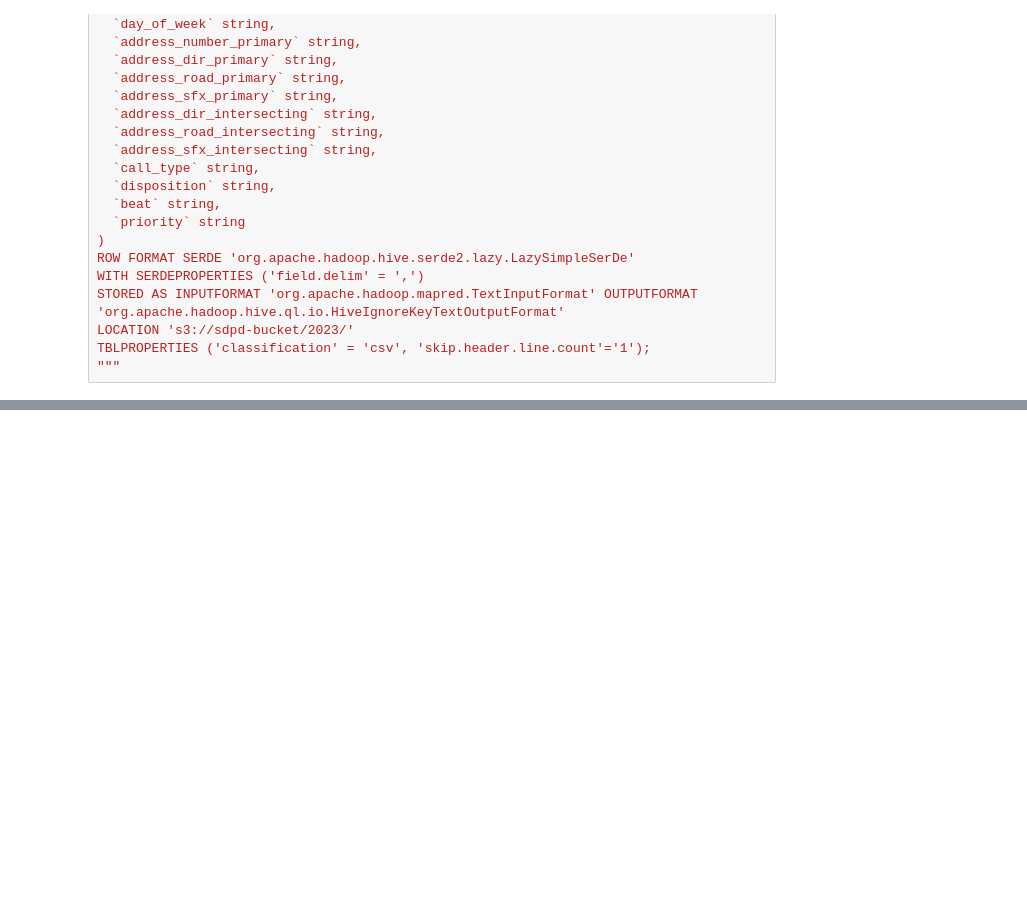
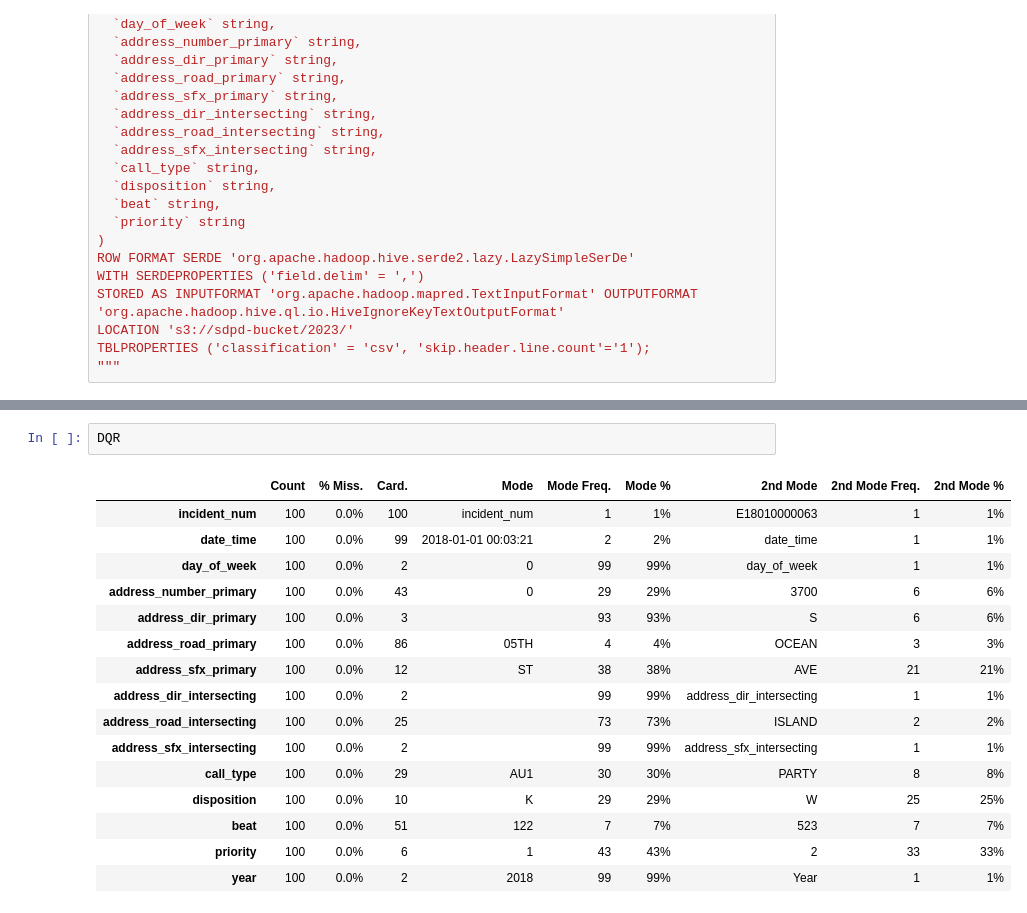
Before and after one commit to zalvatore/Predicting_Police_Activity, a Jupyter notebook: load.ipynb, the cells around one changed output, grey strips where cells are left out. Drawn from its saved outputs; the diff is of its cells as text; blank space fills up the shorter version.

```diff
--- a/load.ipynb
+++ b/load.ipynb
@@ -220,0 +335,19 @@ df.head(5)
+# %%
+DQR
+# %% [output]
+|  | Count | % Miss. | Card. | Mode | Mode Freq. | Mode % | 2nd Mode | 2nd Mode Freq. | 2nd Mode % |
+| incident_num | 100 | 0.0% | 100 | incident_num | 1 | 1% | E18010000063 | 1 | 1% |
+| date_time | 100 | 0.0% | 99 | 2018-01-01 00:03:21 | 2 | 2% | date_time | 1 | 1% |
+| day_of_week | 100 | 0.0% | 2 | 0 | 99 | 99% | day_of_week | 1 | 1% |
+| address_number_primary | 100 | 0.0% | 43 | 0 | 29 | 29% | 3700 | 6 | 6% |
+| address_dir_primary | 100 | 0.0% | 3 |  | 93 | 93% | S | 6 | 6% |
+| address_road_primary | 100 | 0.0% | 86 | 05TH | 4 | 4% | OCEAN | 3 | 3% |
+| address_sfx_primary | 100 | 0.0% | 12 | ST | 38 | 38% | AVE | 21 | 21% |
+| address_dir_intersecting | 100 | 0.0% | 2 |  | 99 | 99% | address_dir_intersecting | 1 | 1% |
+| address_road_intersecting | 100 | 0.0% | 25 |  | 73 | 73% | ISLAND | 2 | 2% |
+| address_sfx_intersecting | 100 | 0.0% | 2 |  | 99 | 99% | address_sfx_intersecting | 1 | 1% |
+| call_type | 100 | 0.0% | 29 | AU1 | 30 | 30% | PARTY | 8 | 8% |
+| disposition | 100 | 0.0% | 10 | K | 29 | 29% | W | 25 | 25% |
+| beat | 100 | 0.0% | 51 | 122 | 7 | 7% | 523 | 7 | 7% |
+| priority | 100 | 0.0% | 6 | 1 | 43 | 43% | 2 | 33 | 33% |
+| year | 100 | 0.0% | 2 | 2018 | 99 | 99% | Year | 1 | 1% |
```
Also changed, not shown: parts of 13 cells of this notebook.
